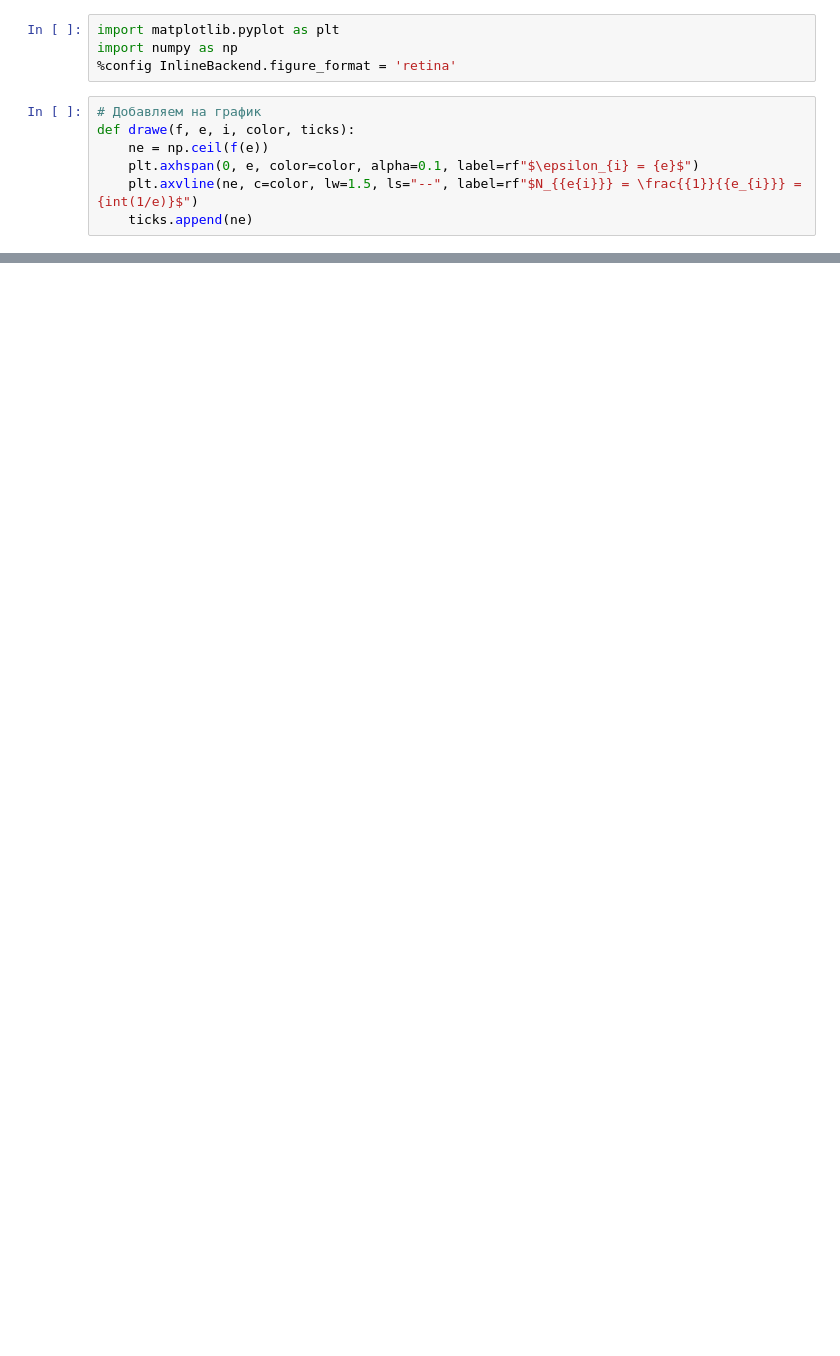
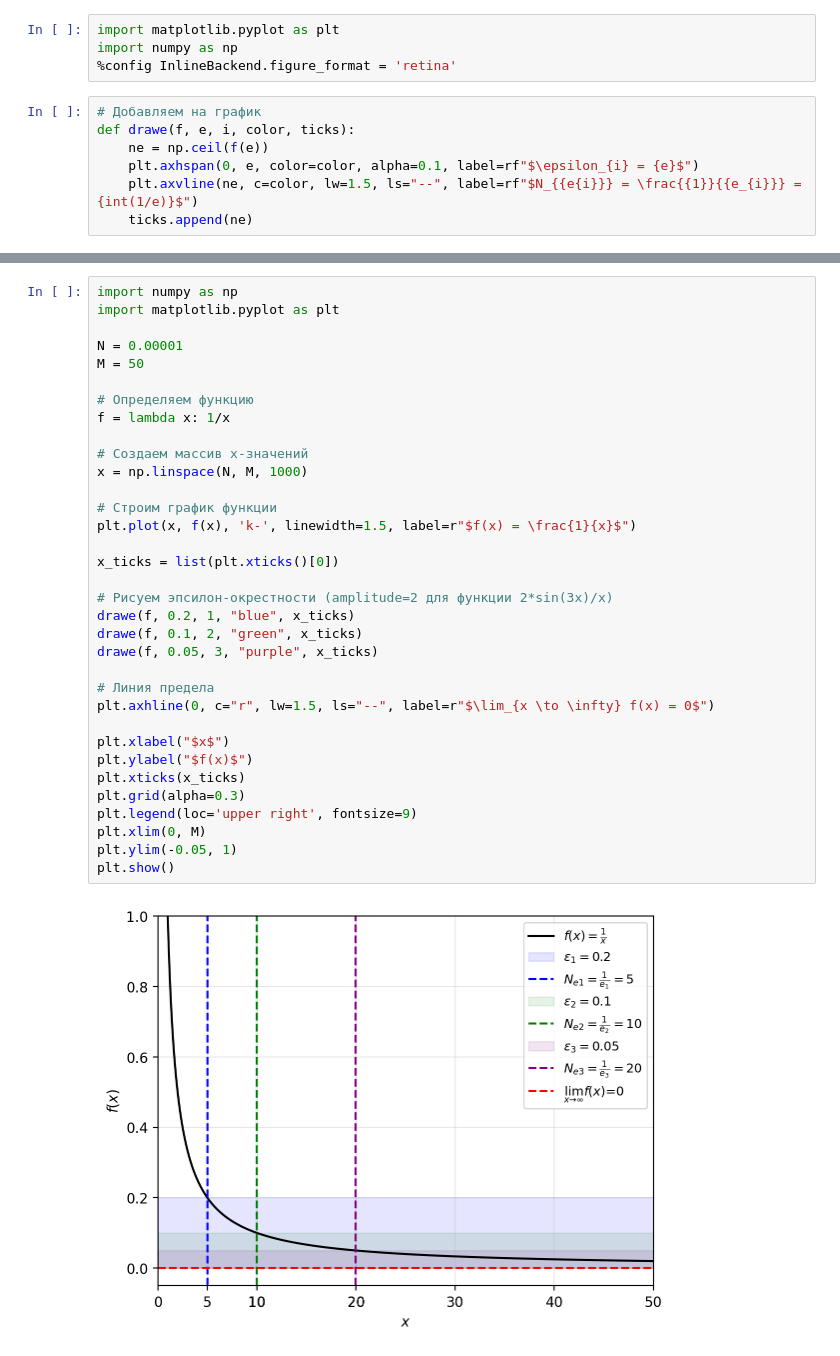
Before and after one commit to sabahtalateh/ainots, a Jupyter notebook: specmatan/matan1/day2/limitdemo.ipynb, the cells around one changed output, grey strips where cells are left out. Drawn from its saved outputs; the diff is of its cells as text; blank space fills up the shorter version.

```diff
--- a/specmatan/matan1/day2/limitdemo.ipynb
+++ b/specmatan/matan1/day2/limitdemo.ipynb
@@ -40,0 +39,36 @@ plt.show()
+# %%
+import numpy as np
+import matplotlib.pyplot as plt
+
+N = 0.00001
+M = 50
+
+# Определяем функцию
+f = lambda x: 1/x
+
+# Создаем массив x-значений
+x = np.linspace(N, M, 1000)
+
+# Строим график функции
+plt.plot(x, f(x), 'k-', linewidth=1.5, label=r"$f(x) = \frac{1}{x}$")
+
+x_ticks = list(plt.xticks()[0])
+
+# Рисуем эпсилон-окрестности (amplitude=2 для функции 2*sin(3x)/x)
+drawe(f, 0.2, 1, "blue", x_ticks)
+drawe(f, 0.1, 2, "green", x_ticks)
+drawe(f, 0.05, 3, "purple", x_ticks)
+
+# Линия предела
+plt.axhline(0, c="r", lw=1.5, ls="--", label=r"$\lim_{x \to \infty} f(x) = 0$")
+
+plt.xlabel("$x$")
+plt.ylabel("$f(x)$")
+plt.xticks(x_ticks)
+plt.grid(alpha=0.3)
+plt.legend(loc='upper right', fontsize=9)
+plt.xlim(0, M)
+plt.ylim(-0.05, 1)
+plt.show()
+# %% [output]
+[figure, added]
```
Also changed, not shown: parts of 1 cell of this notebook, 2 other files.
